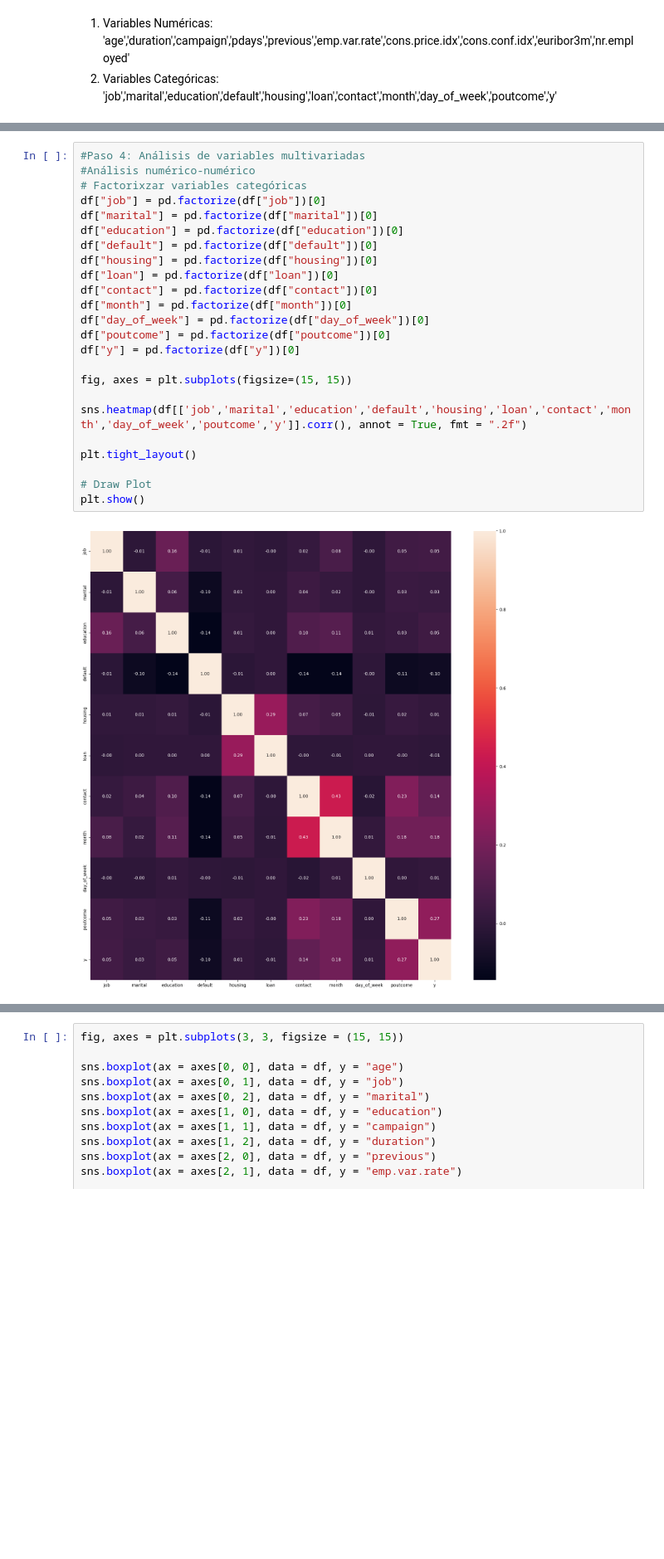
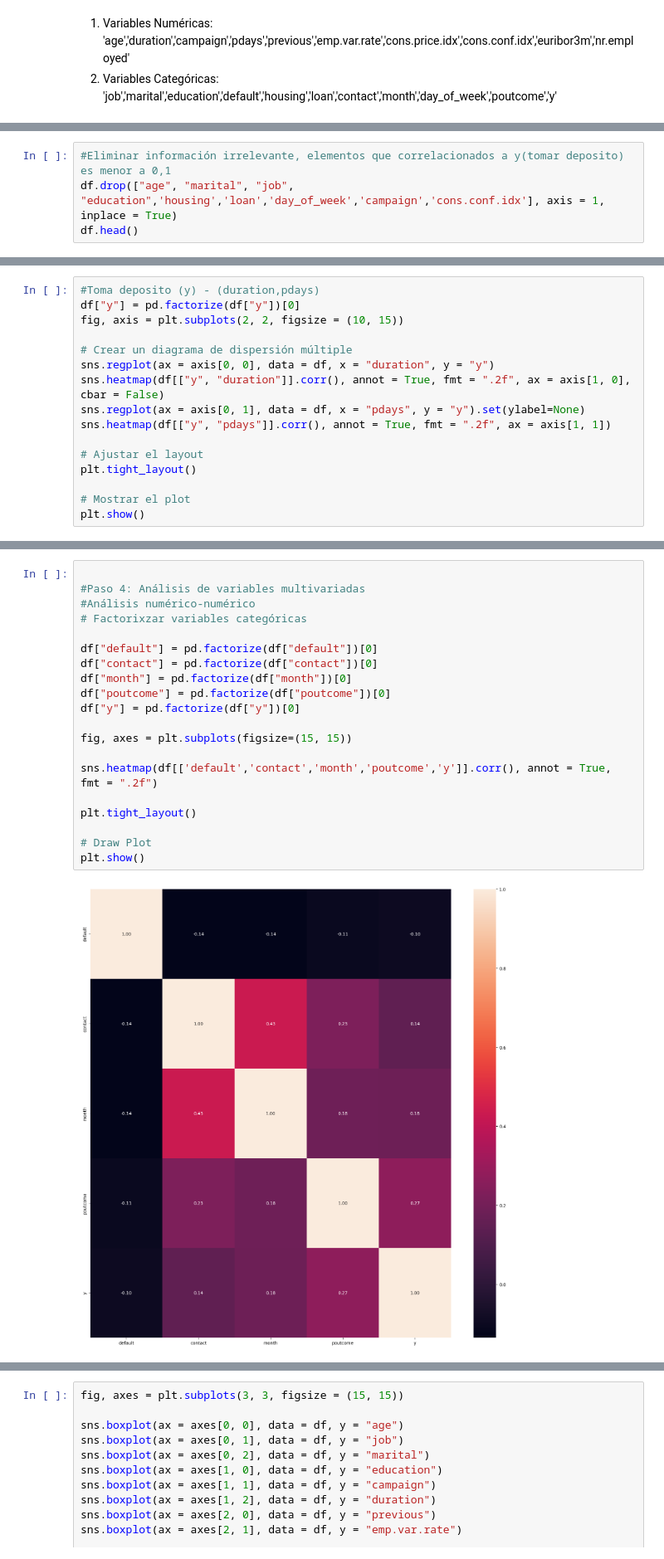
Before and after one commit to diegomacaya/regresion_logistica, a Jupyter notebook: src/explore.ipynb, the cells around one changed output, grey strips where cells are left out. Shown at 83% size. Saved outputs shown, nothing was run; the diff lists cells and outputs as text; blank space fills up the shorter version.

```diff
--- a/src/explore.ipynb
+++ b/src/explore.ipynb
@@ -51,0 +50,4 @@ memory usage: 6.6+ MB
+# %%
+#Eliminar información irrelevante, elementos que correlacionados a y(tomar deposito) es menor a 0,1
+df.drop(["age", "marital", "job", "education",'housing','loan','day_of_week','campaign','cons.conf.idx'], axis = 1, inplace = True)
+df.head()
@@ -129,0 +129,16 @@ Variables Categóricas: 'job','marital','education','default','housing','loan','
+# %%
+#Toma deposito (y) - (duration,pdays)
+df["y"] = pd.factorize(df["y"])[0]
+fig, axis = plt.subplots(2, 2, figsize = (10, 15))
+
+# Crear un diagrama de dispersión múltiple
+sns.regplot(ax = axis[0, 0], data = df, x = "duration", y = "y")
+sns.heatmap(df[["y", "duration"]].corr(), annot = True, fmt = ".2f", ax = axis[1, 0], cbar = False)
+sns.regplot(ax = axis[0, 1], data = df, x = "pdays", y = "y").set(ylabel=None)
+sns.heatmap(df[["y", "pdays"]].corr(), annot = True, fmt = ".2f", ax = axis[1, 1])
+
+# Ajustar el layout
+plt.tight_layout()
+
+# Mostrar el plot
+plt.show()
@@ -130,29 +147,25 @@ Variables Categóricas: 'job','marital','education','default','housing','loan','
 # %%
+
 #Paso 4: Análisis de variables multivariadas
 #Análisis numérico-numérico
 # Factorixzar variables categóricas
-df["job"] = pd.factorize(df["job"])[0]
-df["marital"] = pd.factorize(df["marital"])[0]
-df["education"] = pd.factorize(df["education"])[0]
+
 df["default"] = pd.factorize(df["default"])[0]
-df["housing"] = pd.factorize(df["housing"])[0]
-df["loan"] = pd.factorize(df["loan"])[0]
 df["contact"] = pd.factorize(df["contact"])[0]
 df["month"] = pd.factorize(df["month"])[0]
-df["day_of_week"] = pd.factorize(df["day_of_week"])[0]
 df["poutcome"] = pd.factorize(df["poutcome"])[0]
 df["y"] = pd.factorize(df["y"])[0]
 
 fig, axes = plt.subplots(figsize=(15, 15))
 
-sns.heatmap(df[['job','marital','education','default','housing','loan','contact','month','day_of_week','poutcome','y']].corr(), annot = True, fmt = ".2f")
+sns.heatmap(df[['default','contact','month','poutcome','y']].corr(), annot = True, fmt = ".2f")
 
 plt.tight_layout()
 
 # Draw Plot
 plt.show()
 # %% [output]
-[figure, old version]
+[figure, new version]
 # %%
 #'age','duration','campaign','pdays','previous','emp.var.rate','cons.price.idx','cons.conf.idx','euribor3m','nr.employed'
 fig, axis = plt.subplots(figsize = (10, 7))
```
Also changed, not shown: parts of 11 cells of this notebook.
